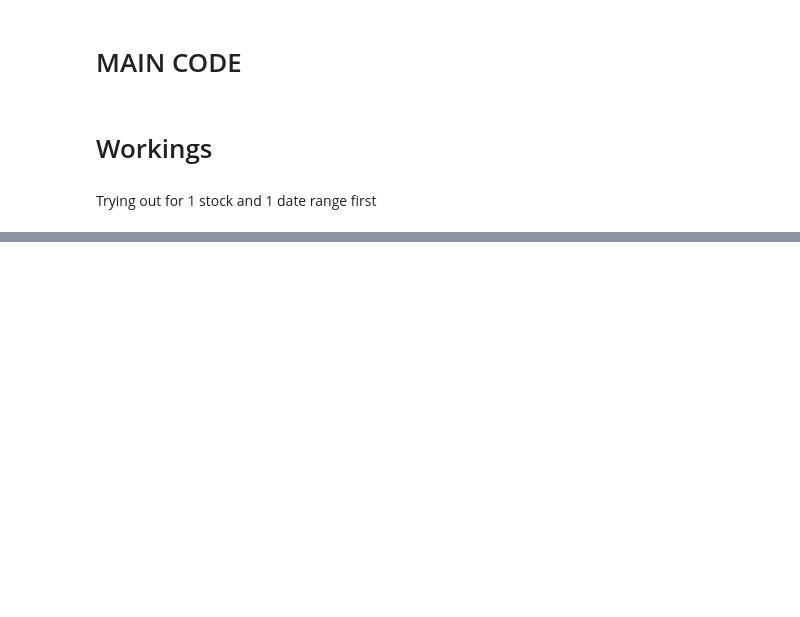
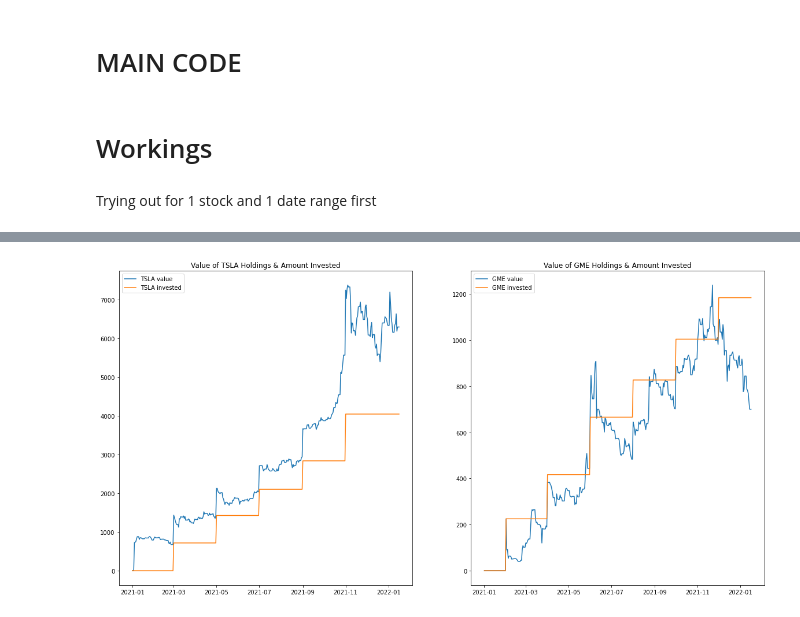
Before and after one commit to rayarka/simple-portfolio-tracker, a Jupyter notebook: portfoliotracker_workbook.ipynb, the cells around one changed output, grey strips where cells are left out. Drawn from its saved outputs; the diff is of its cells as text; code cells hidden in the pictures; blank space fills up the shorter version.

Commit message:
V0.2 Multi stock graphing

```diff
--- a/portfoliotracker_workbook.ipynb
+++ b/portfoliotracker_workbook.ipynb
@@ -10,7 +10,7 @@ from matplotlib import pyplot as plt
 # %% [markdown]
 Trying out for 1 stock and 1 date range first
 # %%
-ticker = "QQQM"
+ticker = "SPY"
 startDate = "2021-09-15"
 endDate = "2022-01-13"
 # %%
@@ -159,0 +126,6 @@ plt.show()
+# %%
+# Holdings in a dataframe
+holdings = pd.read_csv('holdings.csv', index_col='Date', parse_dates=True, dayfirst=True)
+holdings = holdings.sort_index()
+# holdings = holdings.fillna(0)
+holdings
@@ -159,0 +147,5 @@ plt.show()
+# %%
+tickers = list(holdings.columns)
+startDate = holdings.index[0]
+endDate = date.today()
+print(startDate, endDate)
@@ -159,0 +261,34 @@ plt.show()
+# %%
+Tot = len(tickers)
+Cols = 2
+
+# Compute Rows required
+Rows = Tot // Cols
+Rows += Tot % Cols
+
+# Create a Position index
+position = range(1,Tot + 1)
+
+fig = plt.figure(1, figsize=(20,10))
+for k in range(Tot):
+    ticker = tickers[k]
+    valLabel = f'{ticker} value'
+    invLabel = f'{ticker} invested'
+    ax = fig.add_subplot(Rows,Cols,position[k])
+    ax.plot(holdingUpdateDf[f'value of {ticker}'], label=valLabel)      # Or whatever you want in the subplot
+    ax.plot(holdingUpdateDf[f'total cost of {ticker}'], label=invLabel)
+    ax.legend()
+    title = f"Value of {ticker} Holdings & Amount Invested"
+    plt.title(title)
+
+# for ticker in tickers:
+#     valLabel = f'{ticker} value'
+#     invLabel = f'{ticker} invested'
+#     holdingUpdateDf[f'value of {ticker}'].plot(label = valLabel, figsize = (16,8))
+#     holdingUpdateDf[f'total cost of {ticker}'].plot(label = invLabel)
+
+
+# plt.legend()
+plt.show()
+# %% [output]
+[figure, added]
```
Also changed, not shown: parts of 20 cells of this notebook, 2 other files.
